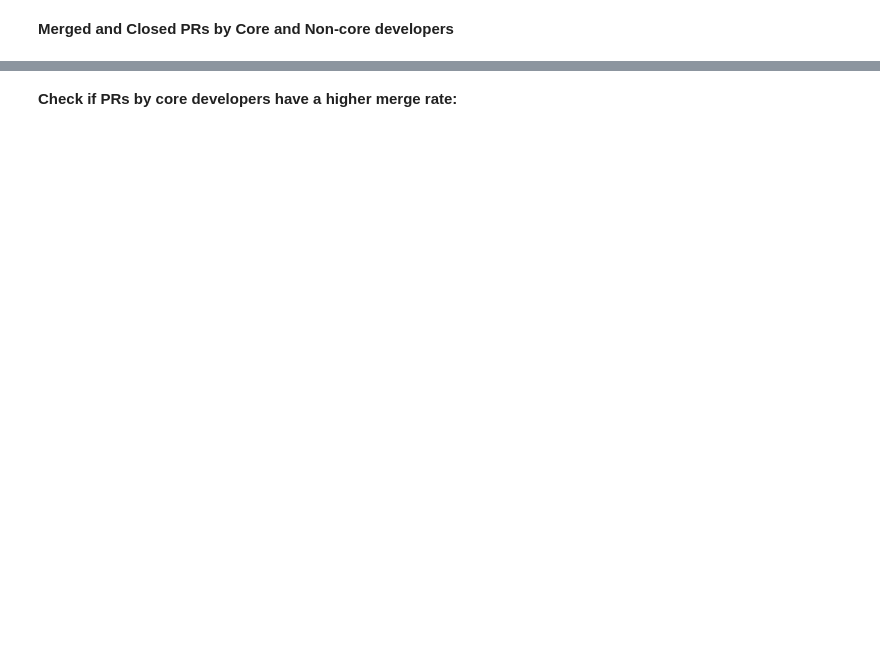
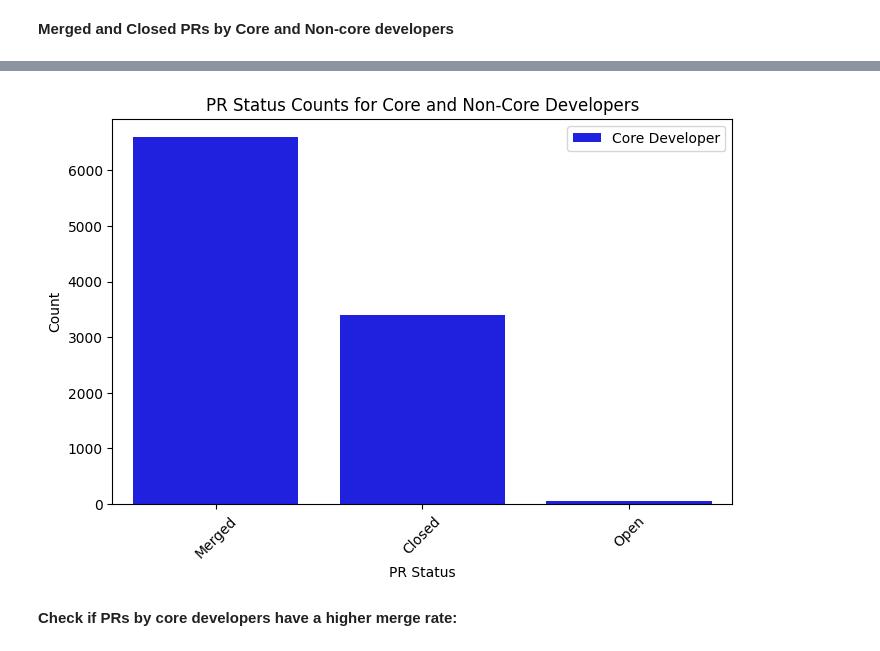
Before and after one commit to zanereis/ASFI-Merge-Behaviors, a Jupyter notebook: core_developers/3.eda.ipynb, the cells around one changed output, grey strips where cells are left out. Cells and saved outputs as stored; diff of their text form; code cells hidden in the pictures; blank space fills up the shorter version.

```diff
--- a/core_developers/3.eda.ipynb
+++ b/core_developers/3.eda.ipynb
@@ -145,4 +261,28 @@ Open       11323
 Name: count, dtype: int64
+# %%
+# Combine the data into a single DataFrame for easy plotting
+pr_status_df = pd.DataFrame({
+    'Core Developer': core_pr_status_counts,
+    'Non-Core Developer': non_core_pr_status_counts
+}).fillna(0)  # Fill missing values with 0
+
+# Reset index for seaborn compatibility
+pr_status_df = pr_status_df.reset_index().rename(columns={'index': 'PR Status'})
+
+# Plot
+plt.figure(figsize=(8, 5))
+sns.barplot(x='pr_status', y='Core Developer', data=pr_status_df, color='blue', label='Core Developer')
+# sns.barplot(x='pr_status', y='Non-Core Developer', data=pr_status_df, color='orange', label='Non-Core Developer')
+
+# Labels and legend
+plt.xlabel('PR Status')
+plt.ylabel('Count')
+plt.title('PR Status Counts for Core and Non-Core Developers')
+plt.legend()
+plt.xticks(rotation=45)  # Rotate labels if necessary
+plt.show()
+# %% [output]
+[figure, added]
 # %% [markdown]
 **Check if PRs by core developers have a higher merge rate:**
 # %%
```
Also changed, not shown: parts of 46 cells of this notebook, 1 other file.
